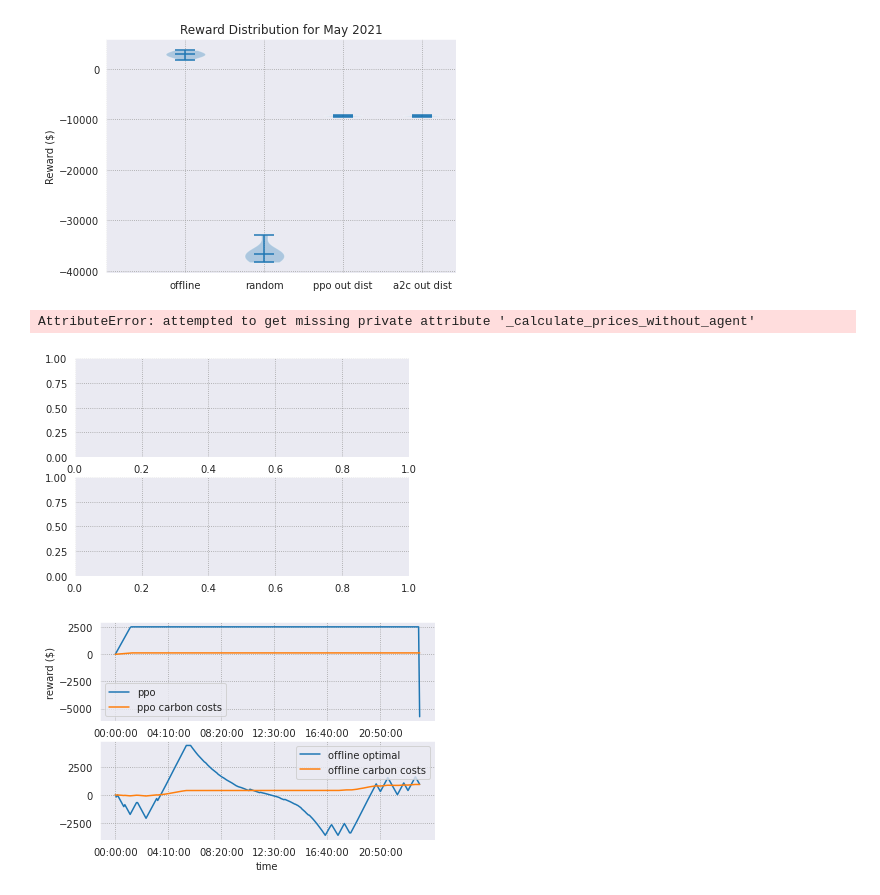
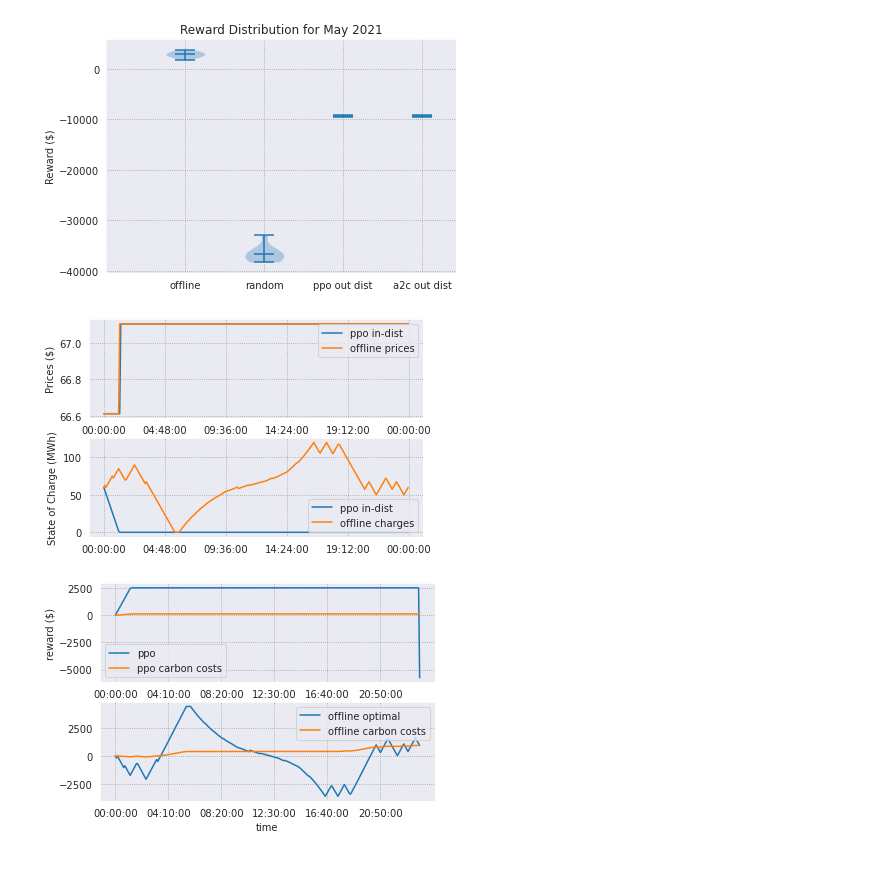
Before and after one commit to chrisyeh96/sustaingym, a Jupyter notebook: examples/model_analysis.ipynb, the cells around one changed output. Drawn from its saved outputs; the diff is of its cells as text; code cells hidden in the pictures; blank space fills up the shorter version.

Commit message:
running optimal vs discrete

```diff
--- a/examples/model_analysis.ipynb
+++ b/examples/model_analysis.ipynb
@@ -74,34 +74,45 @@ plt.savefig('algo_comp_2021.png', dpi=300)
 import datetime
 import gym
 import matplotlib.dates as mdates
 import matplotlib.ticker as plticker
 
 class DiscreteActions(gym.ActionWrapper):
     def __init__(self, env: ElectricityMarketEnv):
         super().__init__(env)
+        self.env = env
         self.charge_action = (env.action_space.high[0], env.action_space.high[0])
         self.discharge_action = (0.01*env.action_space.high[0], 0.01*env.action_space.high[0])
         self.action_space = gym.spaces.Discrete(2)
 
     def action(self, action: int):
         assert action in [0, 1]
         if action == 0:
             return self.charge_action
         else:
             return self.discharge_action
 
+    def _calculate_prices_without_agent(self) -> np.ndarray:
+        return self.env._calculate_prices_without_agent()
+
+    def _calculate_price_taking_optimal(
+            self, prices: np.ndarray, init_charge: float,
+            final_charge: float) -> tuple[float, np.ndarray]:
+        return self.env._calculate_price_taking_optimal(prices, init_charge, final_charge)
+
+    def _calculate_terminal_cost(self, agent_battery_charge: float) -> float:
+        return self.env._caculate_terminal_cost(agent_battery_charge)
+
 df_load = pd.read_csv('sustaingym/data/demand_data/CAISO-demand-2019-05.csv.gz', compression='gzip', index_col=0)
 
 env = ElectricityMarketEnv(month='2019-05', seed=195)
 env = DiscreteActions(env)
 
 ppo = PPO.load('examples/discrete_model_PPO_2019_5.zip')
 
 ax, ax2 = plot_state_of_charge_and_prices(None, df_load, ppo, 'ppo in-dist', env)
 
 plt.savefig('prices_and_soc_over_episode.png', dpi=300)
 # %% [output]
-AttributeError: attempted to get missing private attribute '_calculate_prices_without_agent'
-[figure, old version]
+[figure, new version]
 # %%
 env = ElectricityMarketEnv(month='2019-05', seed=195)
```
Also changed, not shown: parts of 1 cell of this notebook, 2 other files.
